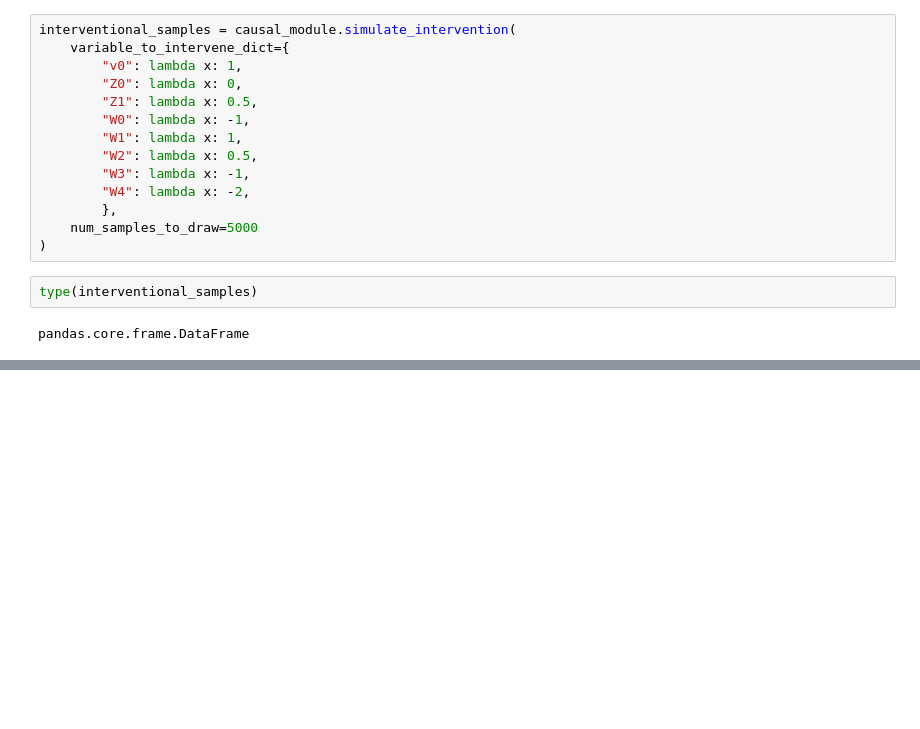
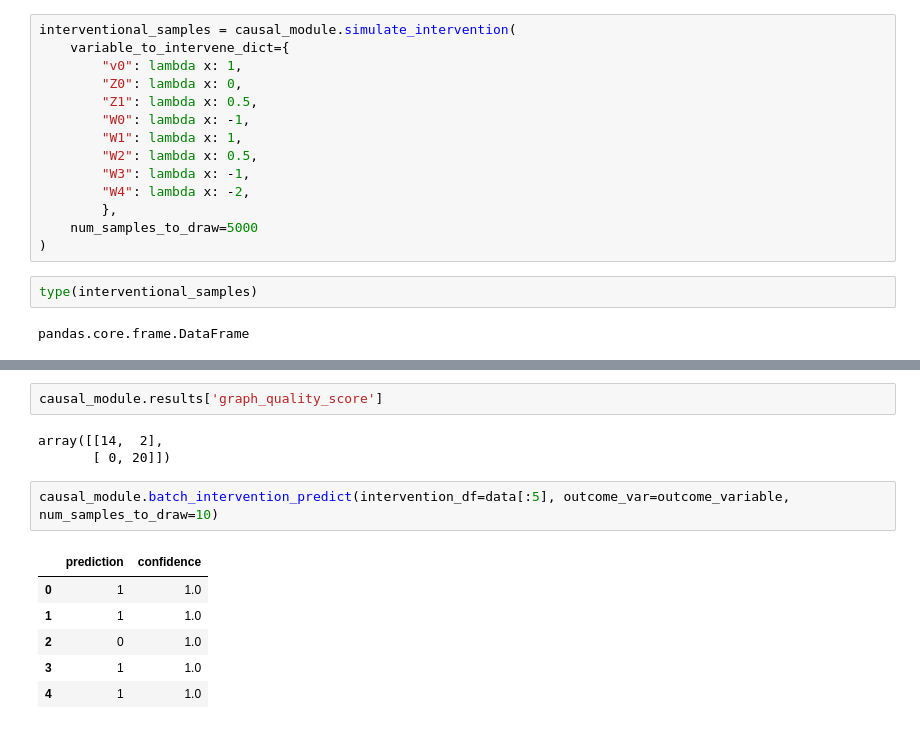
Before and after one commit to shamanth-kuthpadi/IoCP, a Jupyter notebook: testing_updated_pipeline.ipynb, the cells around one changed output, grey strips where cells are left out. Saved outputs shown, nothing was run; the diff lists cells and outputs as text; blank space fills up the shorter version.

Commit message:
batched interventions completed

```diff
--- a/testing_updated_pipeline.ipynb
+++ b/testing_updated_pipeline.ipynb
@@ -154,0 +187,14 @@ causal_module.results['interventional_samples']
+# %%
+causal_module.results['graph_quality_score']
+# %% [output]
+array([[14,  2],
+       [ 0, 20]])
+# %%
+causal_module.batch_intervention_predict(intervention_df=data[:5], outcome_var=outcome_variable, num_samples_to_draw=10)
+# %% [output]
+|  | prediction | confidence |
+| 0 | 1 | 1.0 |
+| 1 | 1 | 1.0 |
+| 2 | 0 | 1.0 |
+| 3 | 1 | 1.0 |
+| 4 | 1 | 1.0 |
```
Also changed, not shown: parts of 10 cells of this notebook, 7 other files.
